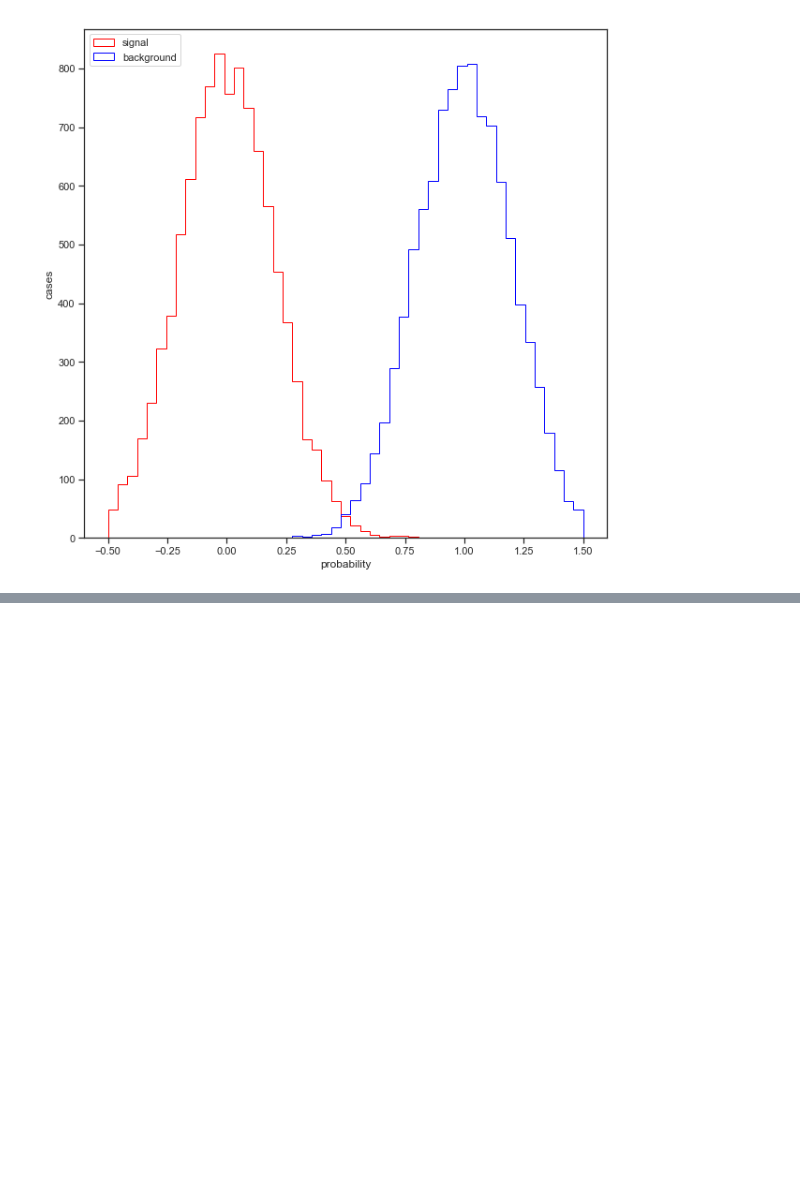
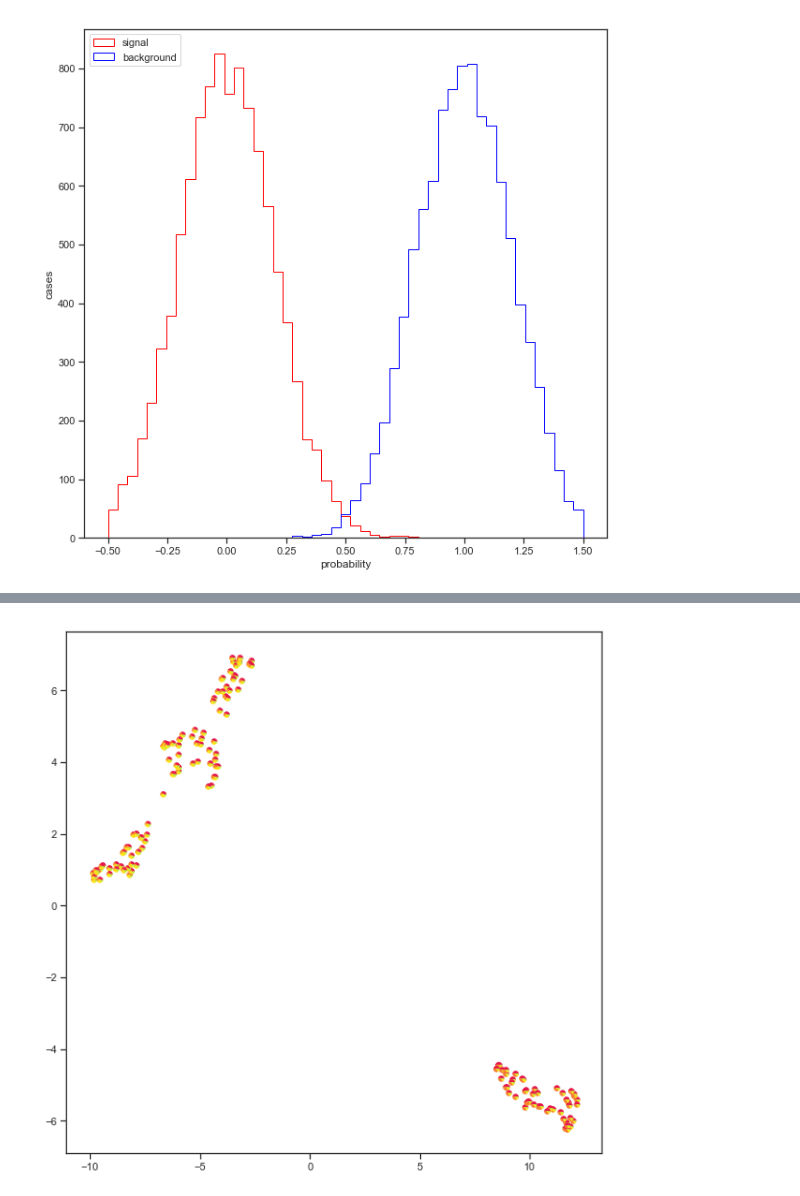
Before and after one commit to wdbm/psychedelic, a Jupyter notebook: examples.ipynb, the cells around one changed output, grey strips where cells are left out. Saved outputs shown, nothing was run; the diff lists cells and outputs as text; code cells hidden in the pictures; blank space fills up the shorter version.

```diff
--- a/examples.ipynb
+++ b/examples.ipynb
@@ -30,0 +85,9 @@ plot_separation(np.random.normal(0, 0.2, 10000), np.random.normal(1, 0.2, 10000)
+# %%
+iris = load_iris()
+iris_df = pd.DataFrame(iris.data, columns=iris.feature_names)
+iris_df['species'] = pd.Series(iris.target).map(dict(zip(range(3), iris.target_names)))
+
+_umap = umap.UMAP().fit_transform(iris.data)
+iris_df['UMAP_x'] = _umap[:,0]
+iris_df['UMAP_y'] = _umap[:,1]
+iris_df.head()
@@ -30,0 +101,8 @@ plot_separation(np.random.normal(0, 0.2, 10000), np.random.normal(1, 0.2, 10000)
+# %%
+fig = plt.figure(figsize=(10, 10))
+ax = plt.subplot(111)
+for row in iris_df.values.tolist():
+    draw_pie(ax, row[:-3], row[-2:][0], row[-2:][1], size=30)
+plt.show();
+# %% [output]
+[figure, added]
```
Also changed, not shown: parts of 6 cells of this notebook, 3 other files.
